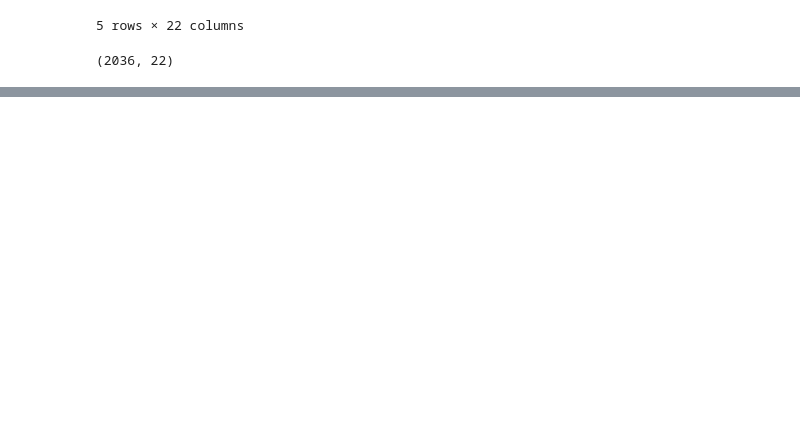
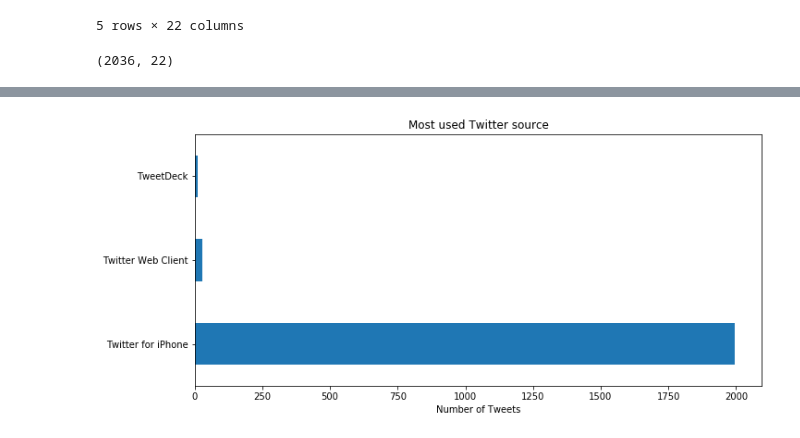
Before and after one commit to Aastha-Arora/data-wrangling-tweet-archive, a Jupyter notebook: data_wrangling.ipynb, the cells around one changed output, grey strips where cells are left out. Saved outputs shown, nothing was run; the diff lists cells and outputs as text; code cells hidden in the pictures; blank space fills up the shorter version.

```diff
--- a/data_wrangling.ipynb
+++ b/data_wrangling.ipynb
@@ -453,0 +482,6 @@ tweet_data_master.to_csv('Output/twitter_archive_master.csv', index=False)
+# %%
+tweet_data_master['source'].value_counts()\
+                            .plot('barh', figsize=(11,5), title='Most used Twitter source')\
+                            .set_xlabel("Number of Tweets");
+# %% [output]
+[figure, added]
```
Also changed, not shown: parts of 5 cells of this notebook.
